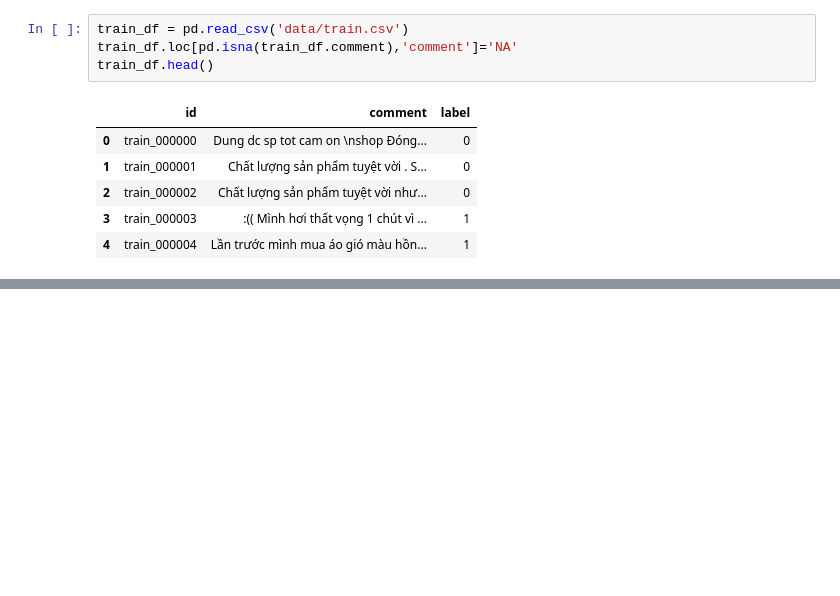
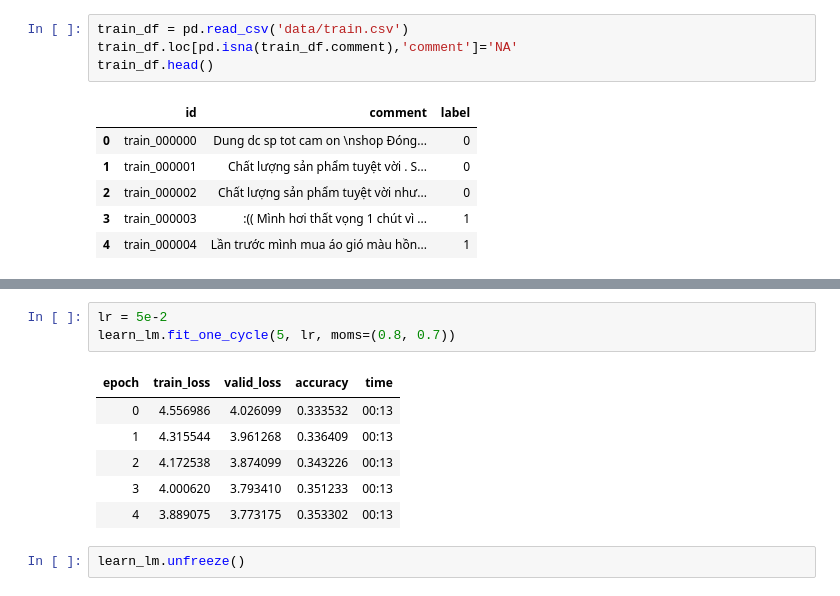
Before and after one commit to Sylar257/Non-English-language-NLP, a Jupyter notebook: Vietnamese Sentiment Analysis.ipynb, the cells around one changed output, grey strips where cells are left out. Drawn from its saved outputs; the diff is of its cells as text; blank space fills up the shorter version.

```diff
--- a/Vietnamese Sentiment Analysis.ipynb
+++ b/Vietnamese Sentiment Analysis.ipynb
@@ -195,0 +230,12 @@ train_df.head()
+# %%
+lr = 5e-2
+learn_lm.fit_one_cycle(5, lr, moms=(0.8, 0.7))
+# %% [output]
+| epoch | train_loss | valid_loss | accuracy | time |
+| 0 | 4.556986 | 4.026099 | 0.333532 | 00:13 |
+| 1 | 4.315544 | 3.961268 | 0.336409 | 00:13 |
+| 2 | 4.172538 | 3.874099 | 0.343226 | 00:13 |
+| 3 | 4.000620 | 3.793410 | 0.351233 | 00:13 |
+| 4 | 3.889075 | 3.773175 | 0.353302 | 00:13 |
+# %%
+learn_lm.unfreeze()
```
Also changed, not shown: parts of 8 cells of this notebook.
